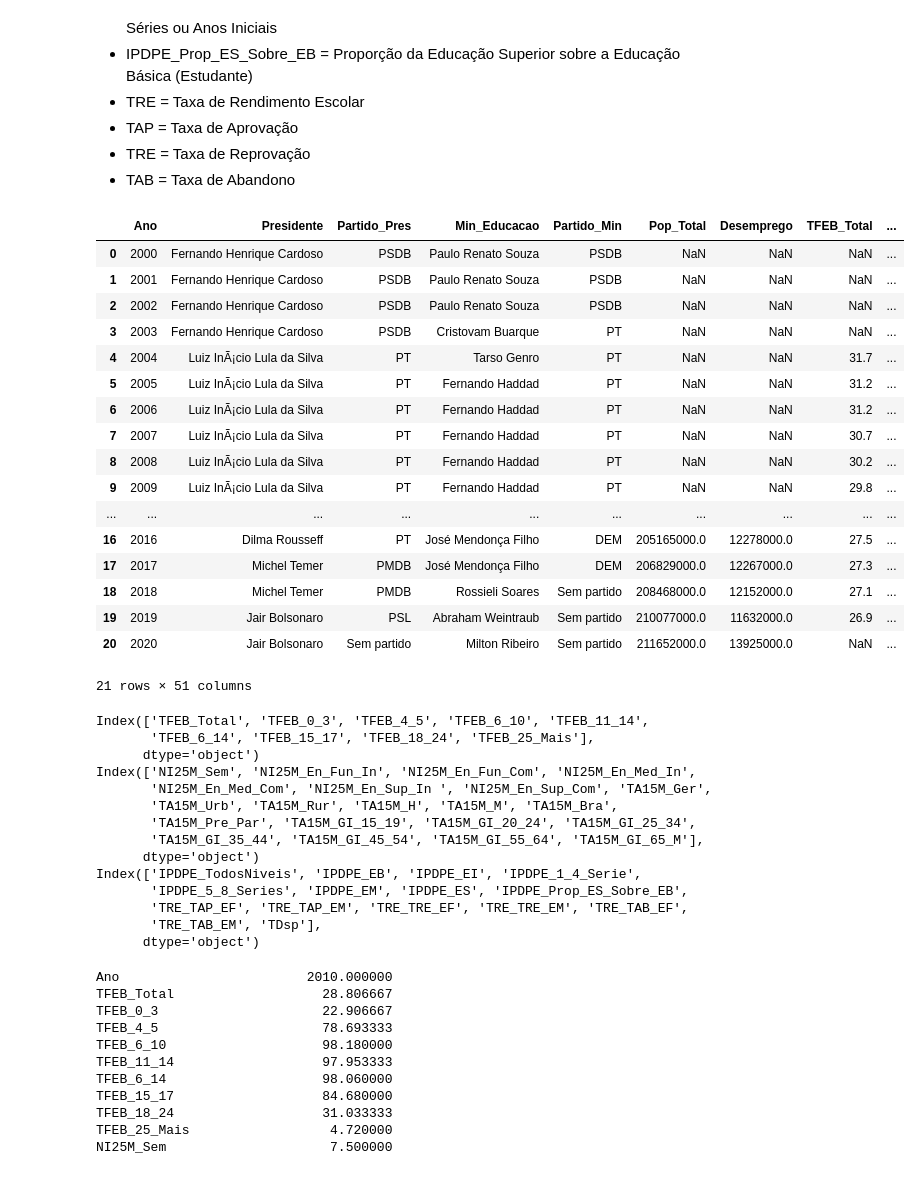
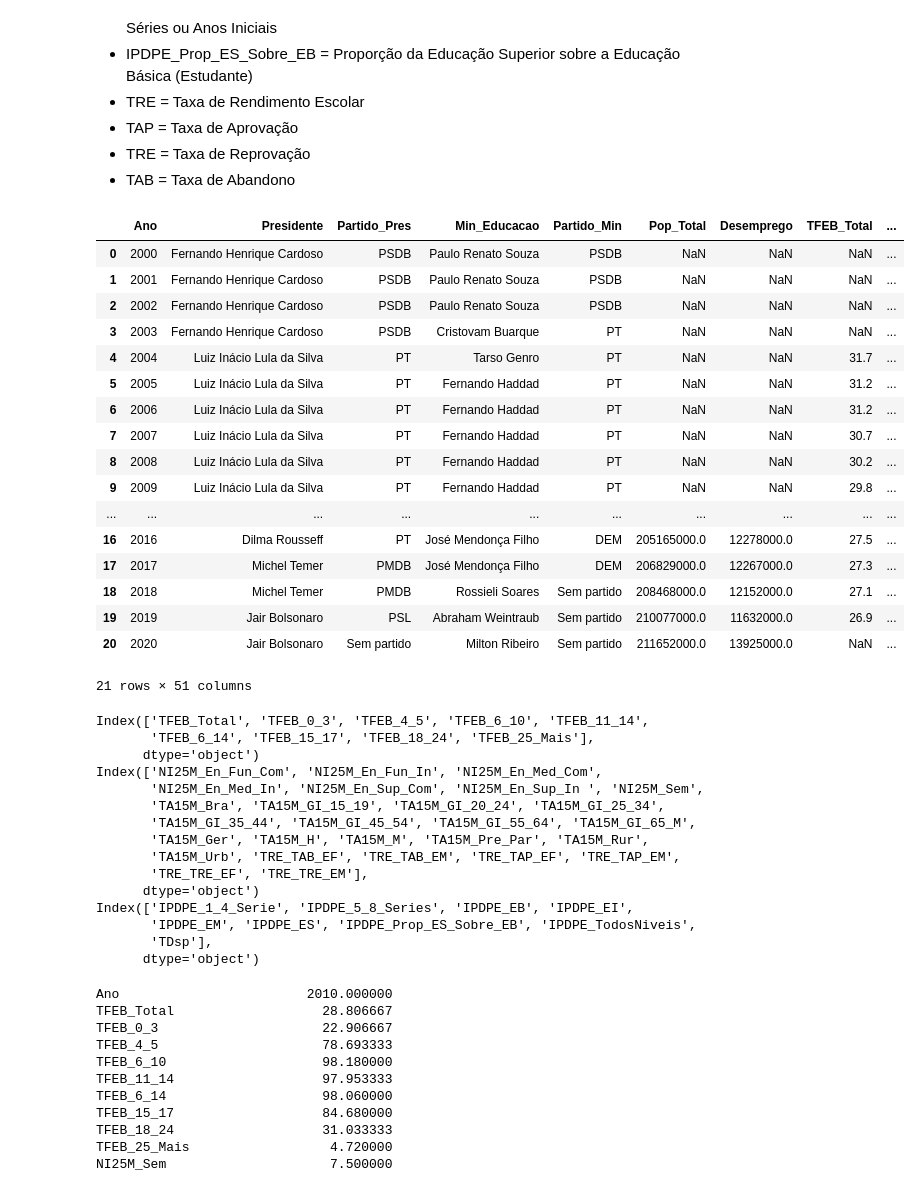
Before and after one commit to remmessias/mc886-final-project, a Jupyter notebook: ProjectReport.ipynb, the cells around one changed output. Drawn from its saved outputs; the diff is of its cells as text; code cells hidden in the pictures.

```diff
--- a/ProjectReport.ipynb
+++ b/ProjectReport.ipynb
@@ -85,20 +85,20 @@ Exemplo 1: IPDPE_1_4_Serie = Investimento Público Direto por Estudante de 1ª a
 - TRE = Taxa de Reprovação
 - TAB = Taxa de Abandono
 # %%
-df = pd.read_csv('features.csv', encoding='latin-1')
+df = pd.read_csv('features.csv', encoding='utf-8')
 df
 # %% [output]
 |  | Ano | Presidente | Partido_Pres | Min_Educacao | Partido_Min | Pop_Total | Desemprego | TFEB_Total | ... |
 | 0 | 2000 | Fernando Henrique Cardoso | PSDB | Paulo Renato Souza | PSDB | NaN | NaN | NaN | ... |
 | 1 | 2001 | Fernando Henrique Cardoso | PSDB | Paulo Renato Souza | PSDB | NaN | NaN | NaN | ... |
 | 2 | 2002 | Fernando Henrique Cardoso | PSDB | Paulo Renato Souza | PSDB | NaN | NaN | NaN | ... |
 | 3 | 2003 | Fernando Henrique Cardoso | PSDB | Cristovam Buarque | PT | NaN | NaN | NaN | ... |
-| 4 | 2004 | Luiz InÃ¡cio Lula da Silva | PT | Tarso Genro | PT | NaN | NaN | 31.7 | ... |
-| 5 | 2005 | Luiz InÃ¡cio Lula da Silva | PT | Fernando Haddad | PT | NaN | NaN | 31.2 | ... |
-| 6 | 2006 | Luiz InÃ¡cio Lula da Silva | PT | Fernando Haddad | PT | NaN | NaN | 31.2 | ... |
-| 7 | 2007 | Luiz InÃ¡cio Lula da Silva | PT | Fernando Haddad | PT | NaN | NaN | 30.7 | ... |
-| 8 | 2008 | Luiz InÃ¡cio Lula da Silva | PT | Fernando Haddad | PT | NaN | NaN | 30.2 | ... |
-| 9 | 2009 | Luiz InÃ¡cio Lula da Silva | PT | Fernando Haddad | PT | NaN | NaN | 29.8 | ... |
+| 4 | 2004 | Luiz Inácio Lula da Silva | PT | Tarso Genro | PT | NaN | NaN | 31.7 | ... |
+| 5 | 2005 | Luiz Inácio Lula da Silva | PT | Fernando Haddad | PT | NaN | NaN | 31.2 | ... |
+| 6 | 2006 | Luiz Inácio Lula da Silva | PT | Fernando Haddad | PT | NaN | NaN | 31.2 | ... |
+| 7 | 2007 | Luiz Inácio Lula da Silva | PT | Fernando Haddad | PT | NaN | NaN | 30.7 | ... |
+| 8 | 2008 | Luiz Inácio Lula da Silva | PT | Fernando Haddad | PT | NaN | NaN | 30.2 | ... |
+| 9 | 2009 | Luiz Inácio Lula da Silva | PT | Fernando Haddad | PT | NaN | NaN | 29.8 | ... |
 | ... | ... | ... | ... | ... | ... | ... | ... | ... | ... |
 | 16 | 2016 | Dilma Rousseff | PT | José Mendonça Filho | DEM | 205165000.0 | 12278000.0 | 27.5 | ... |
 | 17 | 2017 | Michel Temer | PMDB | José Mendonça Filho | DEM | 206829000.0 | 12267000.0 | 27.3 | ... |
@@ -111,22 +111,28 @@ df['TDsp'] = (df['Desemprego']/df['Pop_Total']) * 100
 df = df.drop(columns=['Desemprego', 'Pop_Total'])
 old_df = df.copy()
 # %%
+# Inserção populacional
 print(df.columns[5:14])
-print(df.columns[14:35])
-print(df.columns[35:])
+
+# Capacitação educacional
+print(df.columns[14:35].union(df.columns[43:49]))
+
+# Governança
+print(df.columns[35:43].union(df.columns[49:]))
 # %% [output]
 Index(['TFEB_Total', 'TFEB_0_3', 'TFEB_4_5', 'TFEB_6_10', 'TFEB_11_14',
        'TFEB_6_14', 'TFEB_15_17', 'TFEB_18_24', 'TFEB_25_Mais'],
       dtype='object')
-Index(['NI25M_Sem', 'NI25M_En_Fun_In', 'NI25M_En_Fun_Com', 'NI25M_En_Med_In',
-       'NI25M_En_Med_Com', 'NI25M_En_Sup_In ', 'NI25M_En_Sup_Com', 'TA15M_Ger',
-       'TA15M_Urb', 'TA15M_Rur', 'TA15M_H', 'TA15M_M', 'TA15M_Bra',
-       'TA15M_Pre_Par', 'TA15M_GI_15_19', 'TA15M_GI_20_24', 'TA15M_GI_25_34',
-       'TA15M_GI_35_44', 'TA15M_GI_45_54', 'TA15M_GI_55_64', 'TA15M_GI_65_M'],
+Index(['NI25M_En_Fun_Com', 'NI25M_En_Fun_In', 'NI25M_En_Med_Com',
+       'NI25M_En_Med_In', 'NI25M_En_Sup_Com', 'NI25M_En_Sup_In ', 'NI25M_Sem',
+       'TA15M_Bra', 'TA15M_GI_15_19', 'TA15M_GI_20_24', 'TA15M_GI_25_34',
+       'TA15M_GI_35_44', 'TA15M_GI_45_54', 'TA15M_GI_55_64', 'TA15M_GI_65_M',
+       'TA15M_Ger', 'TA15M_H', 'TA15M_M', 'TA15M_Pre_Par', 'TA15M_Rur',
+       'TA15M_Urb', 'TRE_TAB_EF', 'TRE_TAB_EM', 'TRE_TAP_EF', 'TRE_TAP_EM',
+       'TRE_TRE_EF', 'TRE_TRE_EM'],
       dtype='object')
-Index(['IPDPE_TodosNiveis', 'IPDPE_EB', 'IPDPE_EI', 'IPDPE_1_4_Serie',
-       'IPDPE_5_8_Series', 'IPDPE_EM', 'IPDPE_ES', 'IPDPE_Prop_ES_Sobre_EB',
-       'TRE_TAP_EF', 'TRE_TAP_EM', 'TRE_TRE_EF', 'TRE_TRE_EM', 'TRE_TAB_EF',
-       'TRE_TAB_EM', 'TDsp'],
+Index(['IPDPE_1_4_Serie', 'IPDPE_5_8_Series', 'IPDPE_EB', 'IPDPE_EI',
+       'IPDPE_EM', 'IPDPE_ES', 'IPDPE_Prop_ES_Sobre_EB', 'IPDPE_TodosNiveis',
+       'TDsp'],
       dtype='object')
 # %%
```
Also changed, not shown: parts of 6 cells of this notebook, 1 other file.
